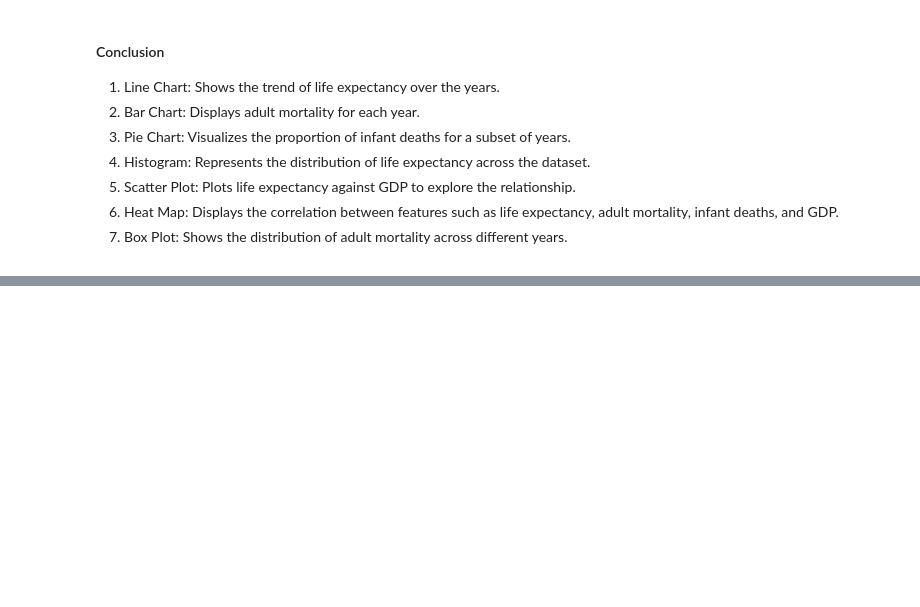
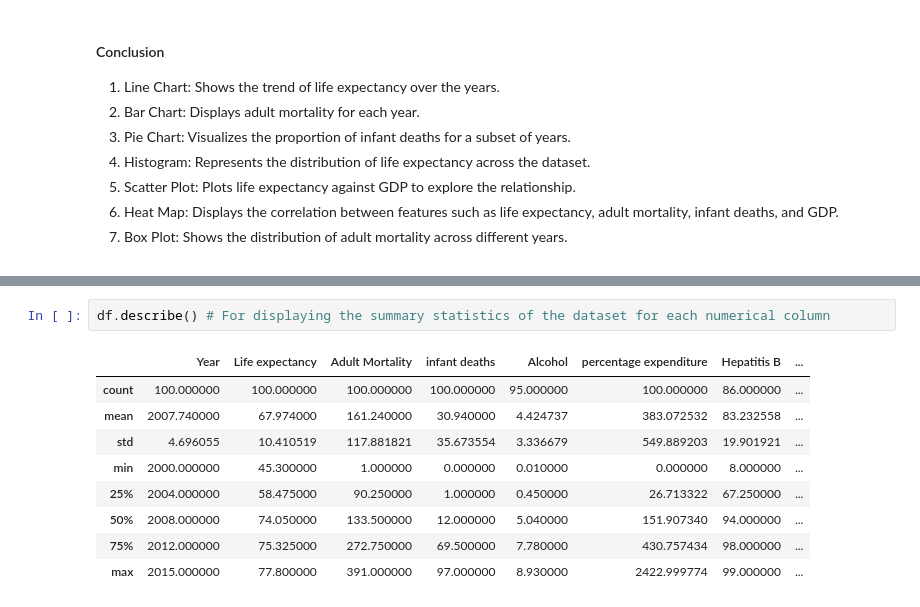
Before and after one commit to cruvss/Data-Preprocessing-For-Machine-Learning, a Jupyter notebook: 2. Data_Visualization_and_exploration/visualize.ipynb, the cells around one changed output, grey strips where cells are left out. Saved outputs shown, nothing was run; the diff lists cells and outputs as text; blank space fills up the shorter version.

```diff
--- a/2. Data_Visualization_and_exploration/visualize.ipynb
+++ b/2. Data_Visualization_and_exploration/visualize.ipynb
@@ -252,0 +341,12 @@ Passing `palette` without assigning `hue` is deprecated and will be removed in v
+# %%
+df.describe() # For displaying the summary statistics of the dataset for each numerical column
+# %% [output]
+|  | Year | Life expectancy | Adult Mortality | infant deaths | Alcohol | percentage expenditure | Hepatitis B | ... |
+| count | 100.000000 | 100.000000 | 100.000000 | 100.000000 | 95.000000 | 100.000000 | 86.000000 | ... |
+| mean | 2007.740000 | 67.974000 | 161.240000 | 30.940000 | 4.424737 | 383.072532 | 83.232558 | ... |
+| std | 4.696055 | 10.410519 | 117.881821 | 35.673554 | 3.336679 | 549.889203 | 19.901921 | ... |
+| min | 2000.000000 | 45.300000 | 1.000000 | 0.000000 | 0.010000 | 0.000000 | 8.000000 | ... |
+| 25% | 2004.000000 | 58.475000 | 90.250000 | 1.000000 | 0.450000 | 26.713322 | 67.250000 | ... |
+| 50% | 2008.000000 | 74.050000 | 133.500000 | 12.000000 | 5.040000 | 151.907340 | 94.000000 | ... |
+| 75% | 2012.000000 | 75.325000 | 272.750000 | 69.500000 | 7.780000 | 430.757434 | 98.000000 | ... |
+| max | 2015.000000 | 77.800000 | 391.000000 | 97.000000 | 8.930000 | 2422.999774 | 99.000000 | ... |
```
Also changed, not shown: parts of 17 cells of this notebook.
